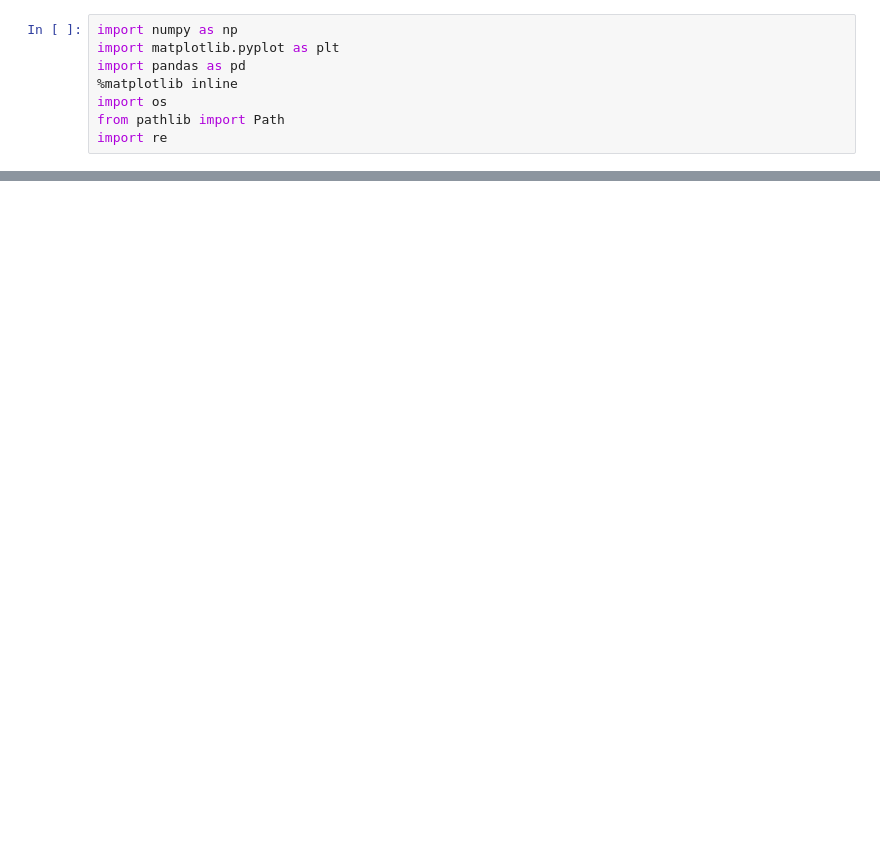
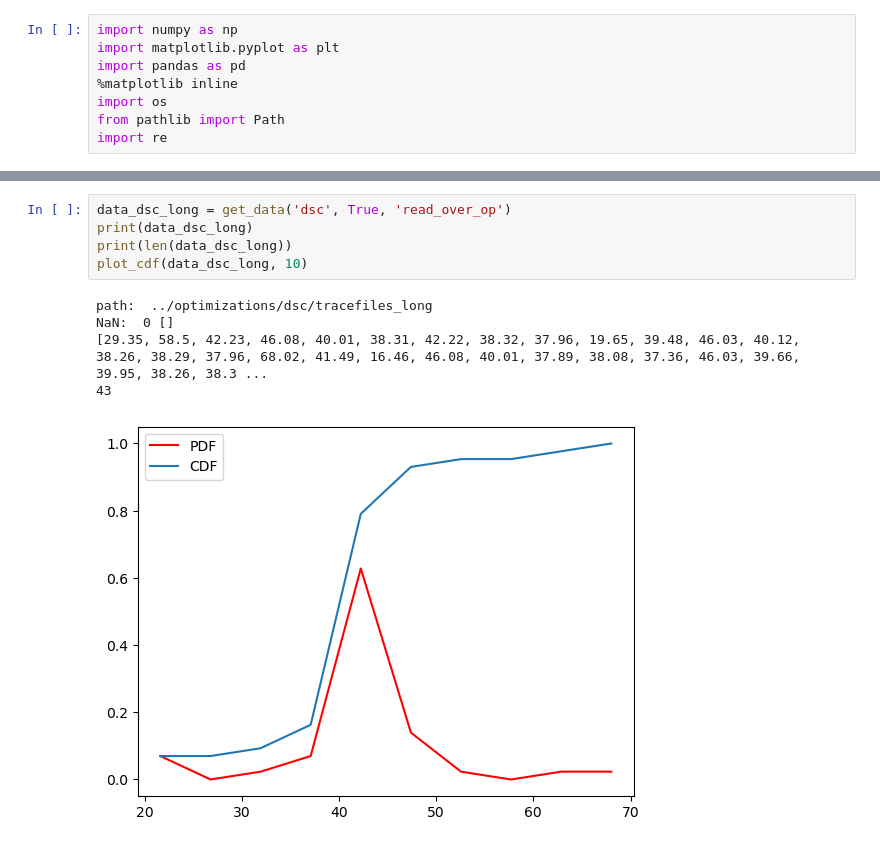
Before and after one commit to HaoxianChen/smart-contracts, a Jupyter notebook: analysis/cdf.ipynb, the cells around one changed output, grey strips where cells are left out. Cells and saved outputs as stored; diff of their text form; blank space fills up the shorter version.

```diff
--- a/analysis/cdf.ipynb
+++ b/analysis/cdf.ipynb
@@ -57,0 +90,11 @@ path:  ../optimizations/dsc/tracefiles_long
+# %%
+data_dsc_long = get_data('dsc', True, 'read_over_op')
+print(data_dsc_long)
+print(len(data_dsc_long))
+plot_cdf(data_dsc_long, 10)
+# %% [output]
+path:  ../optimizations/dsc/tracefiles_long
+NaN:  0 []
+[29.35, 58.5, 42.23, 46.08, 40.01, 38.31, 42.22, 38.32, 37.96, 19.65, 39.48, 46.03, 40.12, 38.26, 38.29, 37.96, 68.02, 41.49, 16.46, 46.08, 40.01, 37.89, 38.08, 37.36, 46.03, 39.66, 39.95, 38.26, 38.3 ...
+43
+[figure, added]
```
Also changed, not shown: parts of 15 cells of this notebook, 49 other files.
